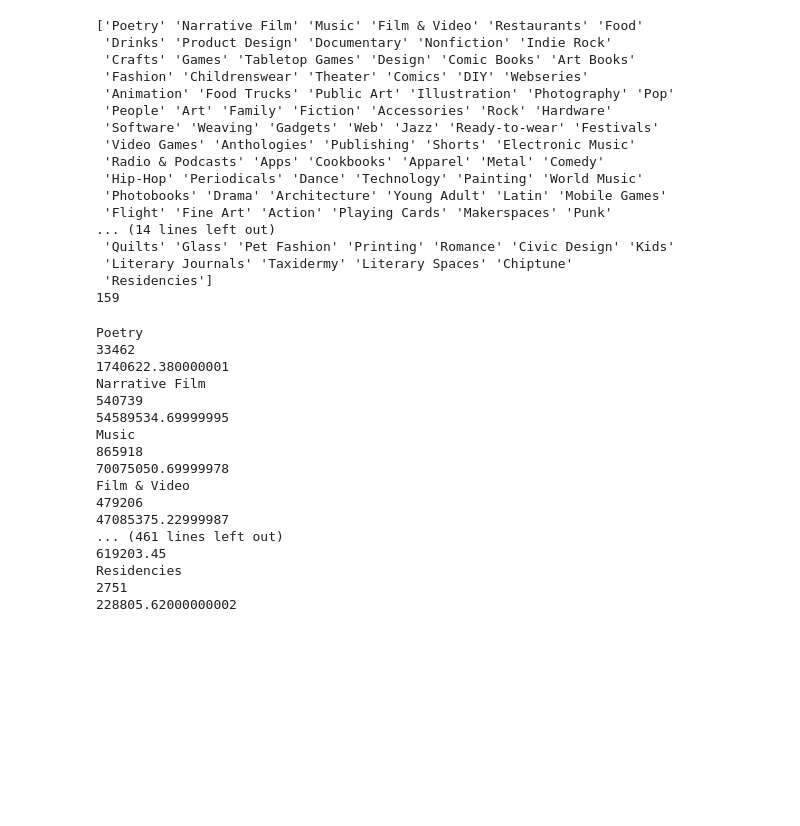
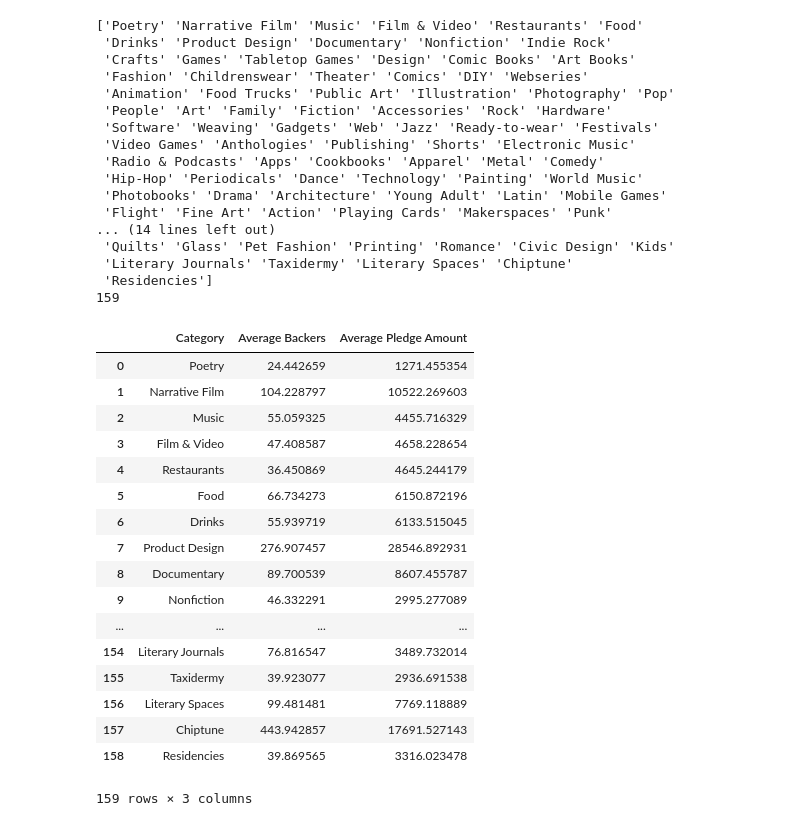
Before and after one commit to NotDachun/uw-datathon, a Jupyter notebook: insight_1.ipynb, the cells around one changed output. Saved outputs shown, nothing was run; the diff lists cells and outputs as text; code cells hidden in the pictures; blank space fills up the shorter version.

Commit message:
Finished data wrangling

```diff
--- a/insight_1.ipynb
+++ b/insight_1.ipynb
@@ -44,34 +46,41 @@ print(len(categories))
  'Residencies']
 159
 # %%
+categoryList = []
+backers = []
+pledged = []
 for category in categories:
     newDf = df.loc[df['category'] == category]
     totalBackers = 0
     totalMoney = 0
     count = 0
     for index, row in newDf.iterrows():
         totalBackers += row['backers']
         totalMoney += row['usd_pledged_real']
         count += 1
-    print(category)
-    print(totalBackers / count)
-    print(totalMoney / count)
+    categoryList.append(category)
+    backers.append(totalBackers / count)
+    pledged.append(totalMoney / count)
     total = 0
+d = {'Category':categoryList, 'Average Backers':backers, 'Average Pledge Amount':pledged}
+result = pd.DataFrame(d)
+result
 # %% [output]
+|  | Category | Average Backers | Average Pledge Amount |
+| 0 | Poetry | 24.442659 | 1271.455354 |
+| 1 | Narrative Film | 104.228797 | 10522.269603 |
+| 2 | Music | 55.059325 | 4455.716329 |
+| 3 | Film & Video | 47.408587 | 4658.228654 |
+| 4 | Restaurants | 36.450869 | 4645.244179 |
+| 5 | Food | 66.734273 | 6150.872196 |
+| 6 | Drinks | 55.939719 | 6133.515045 |
+| 7 | Product Design | 276.907457 | 28546.892931 |
+| 8 | Documentary | 89.700539 | 8607.455787 |
+| 9 | Nonfiction | 46.332291 | 2995.277089 |
+| ... | ... | ... | ... |
+| 154 | Literary Journals | 76.816547 | 3489.732014 |
+| 155 | Taxidermy | 39.923077 | 2936.691538 |
+| 156 | Literary Spaces | 99.481481 | 7769.118889 |
+| 157 | Chiptune | 443.942857 | 17691.527143 |
+| 158 | Residencies | 39.869565 | 3316.023478 |
-Poetry
-33462
-1740622.380000001
-Narrative Film
-540739
-54589534.69999995
-Music
-865918
-70075050.69999978
-Film & Video
-479206
-47085375.22999987
-... (461 lines left out)
-619203.45
-Residencies
-2751
-228805.62000000002
+159 rows × 3 columns
```
Also changed, not shown: parts of 1 cell of this notebook.
